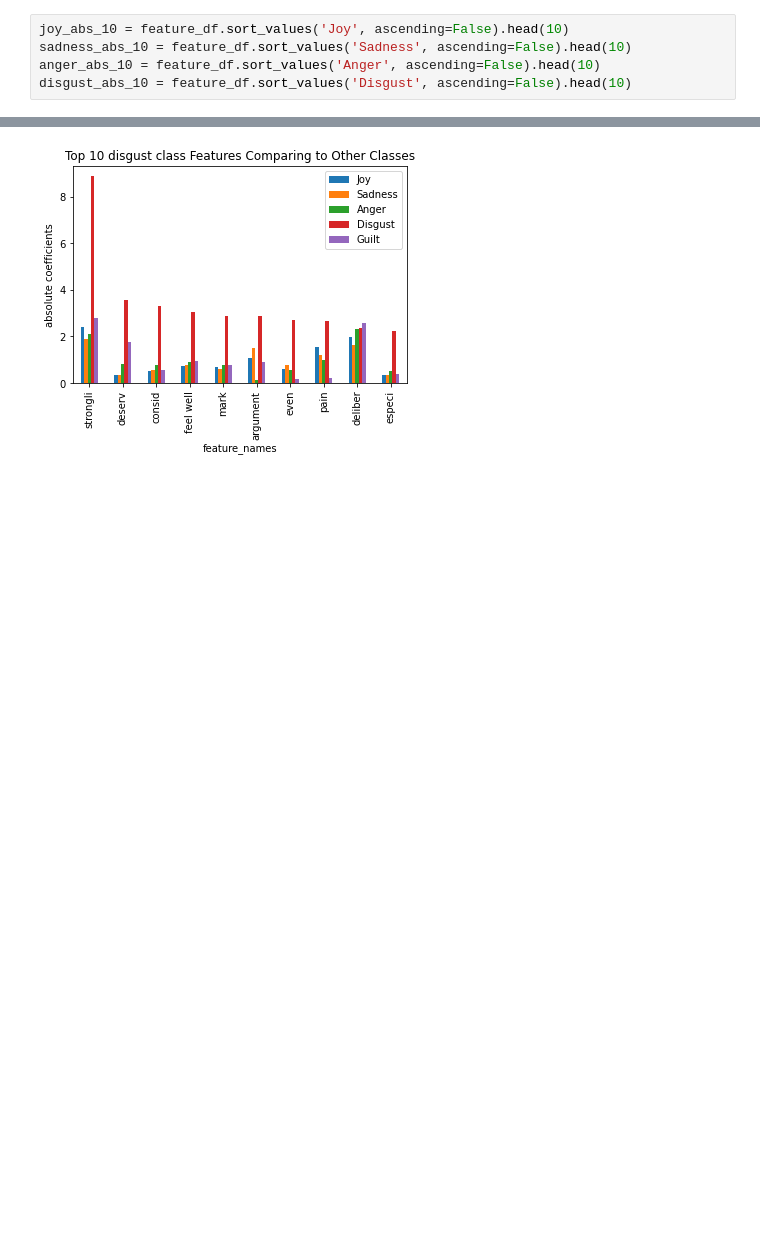
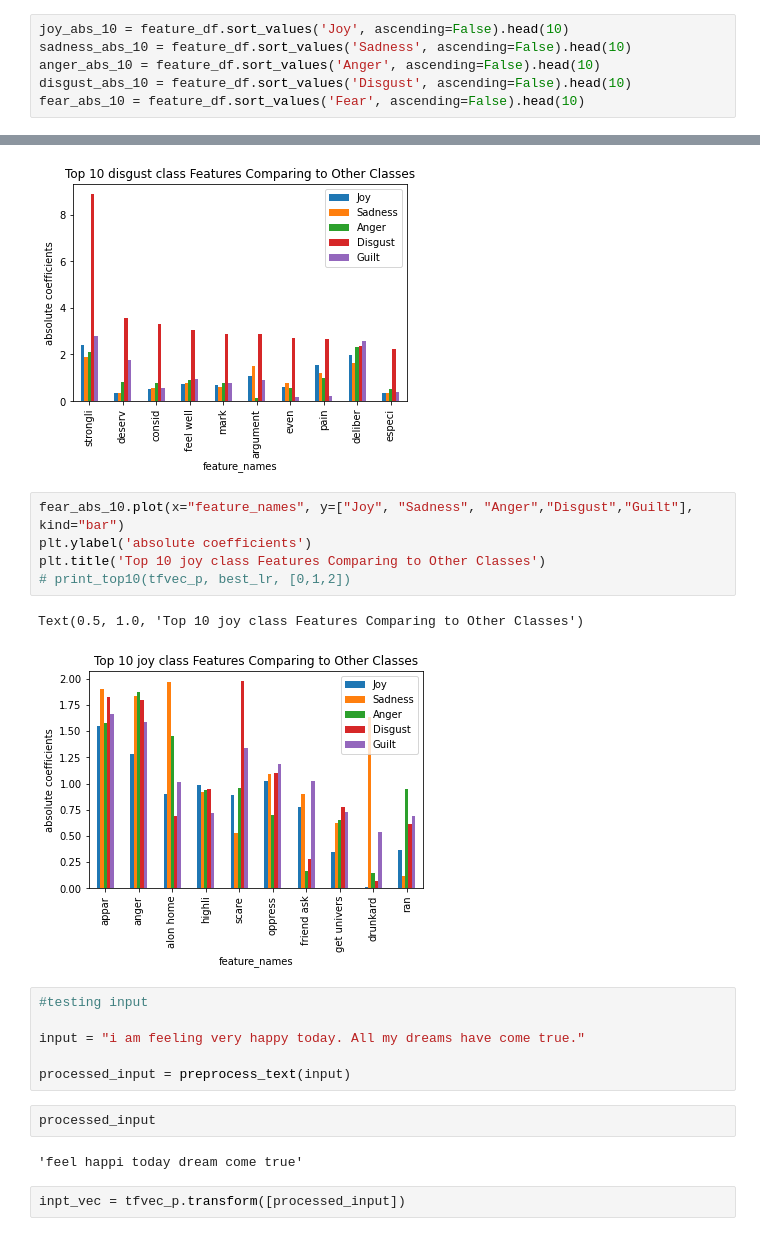
Before and after one commit to sthamamta/Emotion-Detection-and-Recognition, a Jupyter notebook: Logistic Regression For Emotion Detection.ipynb, the cells around one changed output, grey strips where cells are left out. Drawn from its saved outputs; the diff is of its cells as text; blank space fills up the shorter version.

```diff
--- a/Logistic Regression For Emotion Detection.ipynb
+++ b/Logistic Regression For Emotion Detection.ipynb
@@ -491,6 +492,7 @@ joy_abs_10 = feature_df.sort_values('Joy', ascending=False).head(10)
 sadness_abs_10 = feature_df.sort_values('Sadness', ascending=False).head(10)
 anger_abs_10 = feature_df.sort_values('Anger', ascending=False).head(10)
 disgust_abs_10 = feature_df.sort_values('Disgust', ascending=False).head(10)
+fear_abs_10 = feature_df.sort_values('Fear', ascending=False).head(10)
 # %%
 joy_abs_10.plot(x="feature_names", y=["Joy", "Sadness", "Anger","Disgust","Guilt"], kind="bar")
 plt.ylabel('absolute coefficients')
@@ -520,3 +522,23 @@ plt.title('Top 10 disgust class Features Comparing to Other Classes')
 # %% [output]
 Text(0.5, 1.0, 'Top 10 disgust class Features Comparing to Other Classes')
 [figure]
+# %%
+fear_abs_10.plot(x="feature_names", y=["Joy", "Sadness", "Anger","Disgust","Guilt"], kind="bar")
+plt.ylabel('absolute coefficients')
+plt.title('Top 10 joy class Features Comparing to Other Classes')
+# print_top10(tfvec_p, best_lr, [0,1,2])
+# %% [output]
+Text(0.5, 1.0, 'Top 10 joy class Features Comparing to Other Classes')
+[figure, added]
+# %%
+#testing input
+
+input = "i am feeling very happy today. All my dreams have come true."
+
+processed_input = preprocess_text(input)
+# %%
+processed_input
+# %% [output]
+'feel happi today dream come true'
+# %%
+inpt_vec = tfvec_p.transform([processed_input])
```
Also changed, not shown: parts of 13 cells of this notebook, 1 other file.
